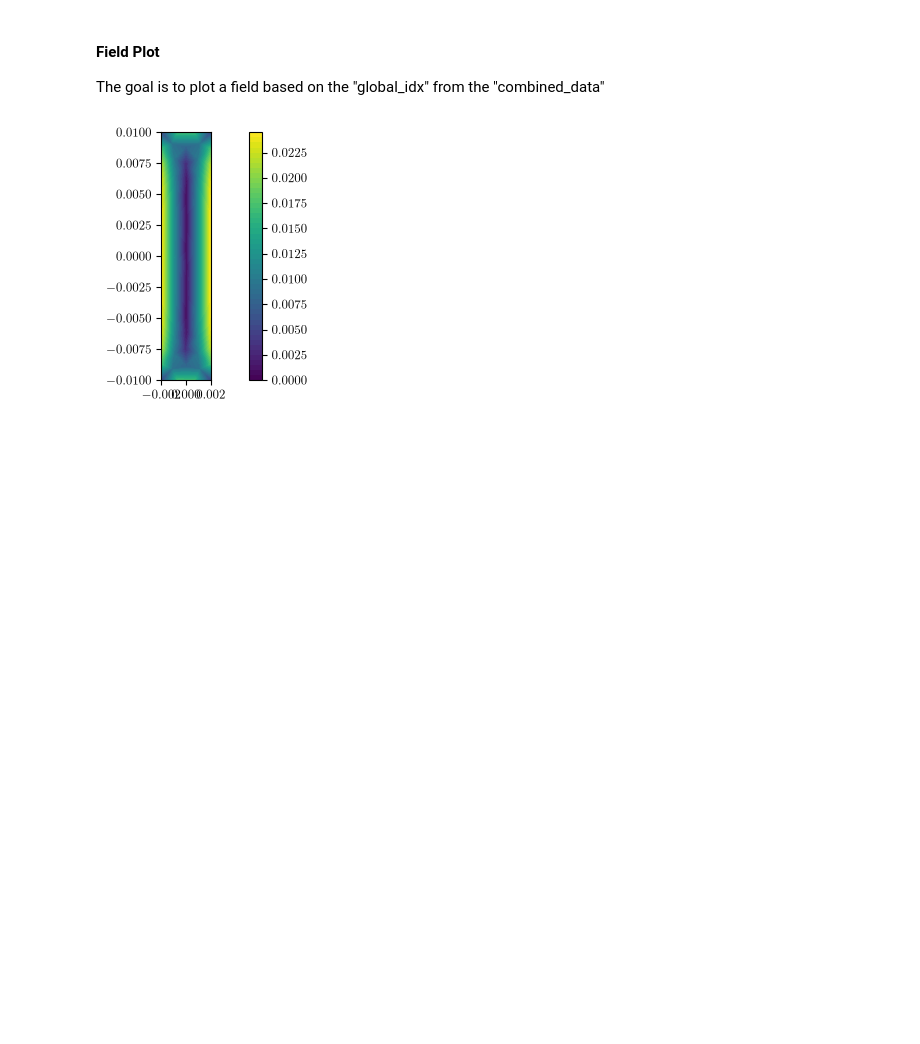
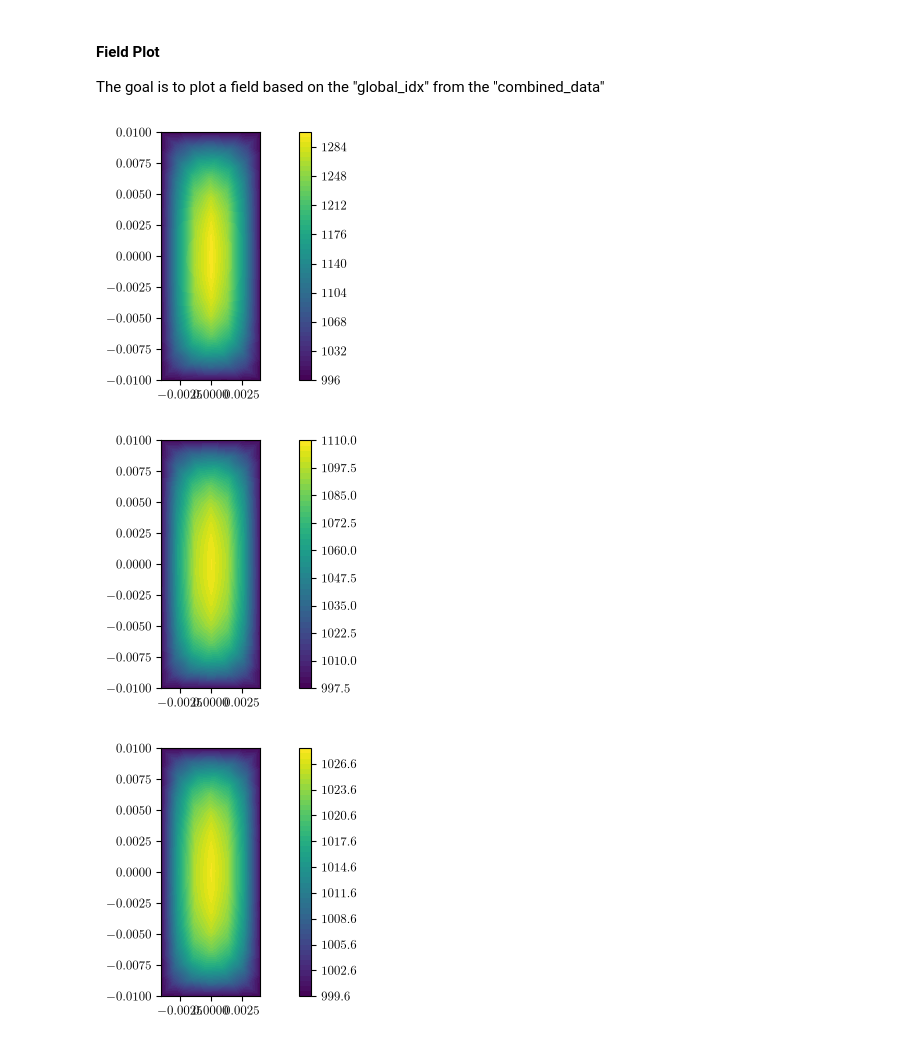
Before and after one commit to upb-lea/MPhSweepKit, a Jupyter notebook: examples/studies/ferrite_plate_capacitor/3_plots.ipynb, the cells around one changed output. Cells and saved outputs as stored; diff of their text form; code cells hidden in the pictures; blank space fills up the shorter version.

Commit message:
add idx-based selection of exported field data

```diff
--- a/examples/studies/ferrite_plate_capacitor/3_plots.ipynb
+++ b/examples/studies/ferrite_plate_capacitor/3_plots.ipynb
@@ -137,9 +140,14 @@ plt.show()
 #### Field Plot
 The goal is to plot a field based on the "global_idx" from the "combined_data"
 # %%
-# Read the exported text file into a pandas DataFrame and display the first few rows
-geometry_no = 1
-# TODO: add passing the parameter names as column names to the read_comsol_txt function
+# Choose a geometry index to read the corresponding exported field data
+sub_folder="Fields in Cross-Section"
+description = "Electric Field"
+geometry_idx = 3
+inner_idx = 0
 
-read_df = read_comsol_dataset(f"field_data/geometry_{geometry_no}.txt")
-# read_df.head()
+# Dataframe that contans the electric field data for the selected geometry index
+df_geo_E = read_geometry_dataset(sub_folder, description, geometry_idx, inner_idx)
+
+# For the geometry, create a PlotField object to visualize the electric field data
+ElectricFieldPlot = PlotField(df_geo_E)
@@ -155,14 +154,19 @@ pf = PlotField(read_df)
 # %%
-exemplary_column = pf.df.columns[9]
+# TODO: Add a function, thaat allows to select from the input dataframe
+#       e.g., by filtering for a specific material, frequencies, etc.
+list_of_idx = [7, 12, 17]
 
-# Plot the data using tricontourf
-pf.plot_field(
-    x_col="x",
-    y_col="y",
-    value_col=exemplary_column,
-    kind="tricontourf",
-    levels=50,
-    figsize=(8, 3)
-)
+for inner_idx in list_of_idx:
+    # Plot the data using tricontourf
+    ElectricFieldPlot.plot_field(
+        x_col="x",
+        y_col="y",
+        value_col=ElectricFieldPlot.df.columns[inner_idx],
+        kind="tricontourf",
+        levels=50,
+        figsize=(8, 3)
+    )
 # %% [output]
-[figure, old version]
+[figure, new version]
+[figure, added]
+[figure, added]
```
Also changed, not shown: parts of 5 cells of this notebook, 1 other file.
